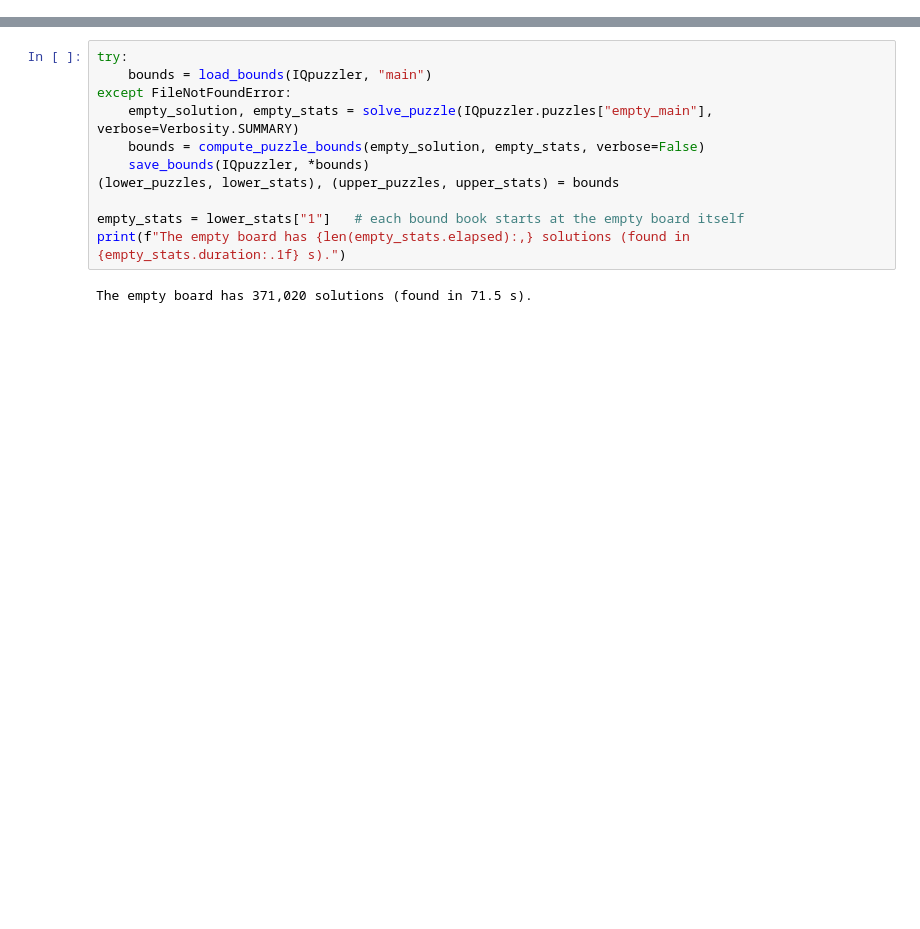
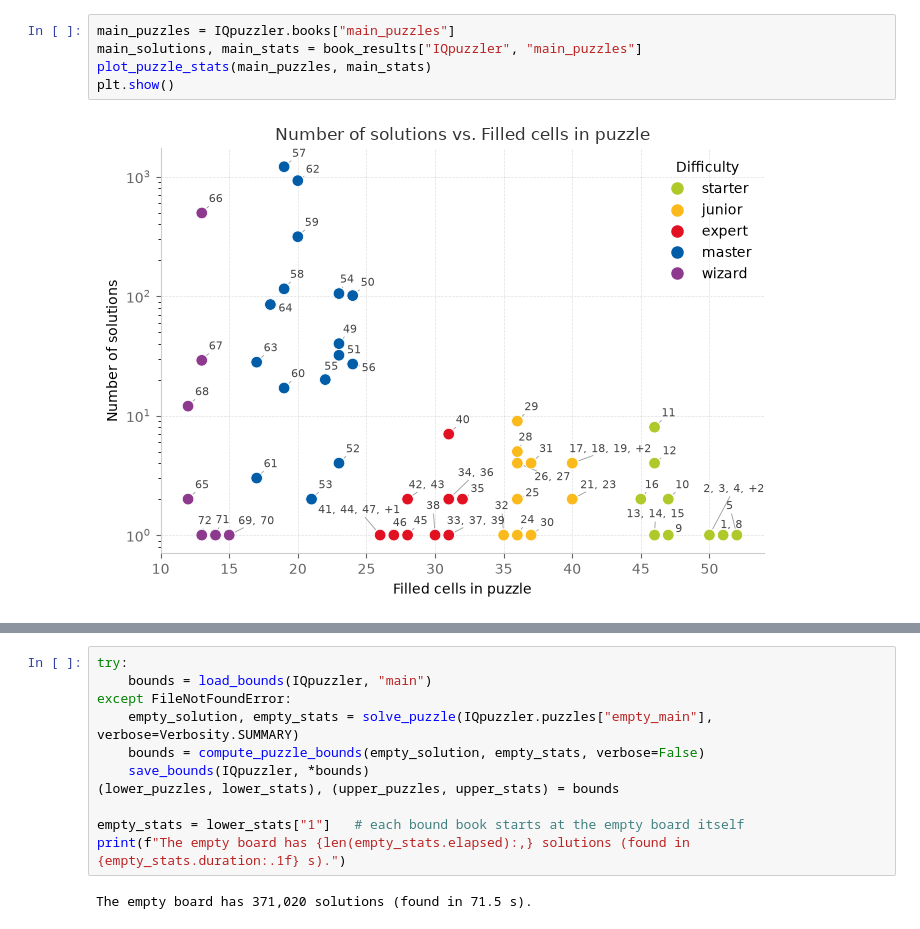
Before and after one commit to Olivier418/PugPuzzler, a Jupyter notebook: tutorial/2_findings.ipynb, the cells around one changed output, grey strips where cells are left out. Drawn from its saved outputs; the diff is of its cells as text; blank space fills up the shorter version.

```diff
--- a/tutorial/2_findings.ipynb
+++ b/tutorial/2_findings.ipynb
@@ -96,0 +110,7 @@ the bounds don't need them once computed. Delete the folder to force a recompute
+# %%
+main_puzzles = IQpuzzler.books["main_puzzles"]
+main_solutions, main_stats = book_results["IQpuzzler", "main_puzzles"]
+plot_puzzle_stats(main_puzzles, main_stats)
+plt.show()
+# %% [output]
+[figure, added]
```
Also changed, not shown: parts of 45 cells of this notebook, 5 other files.
